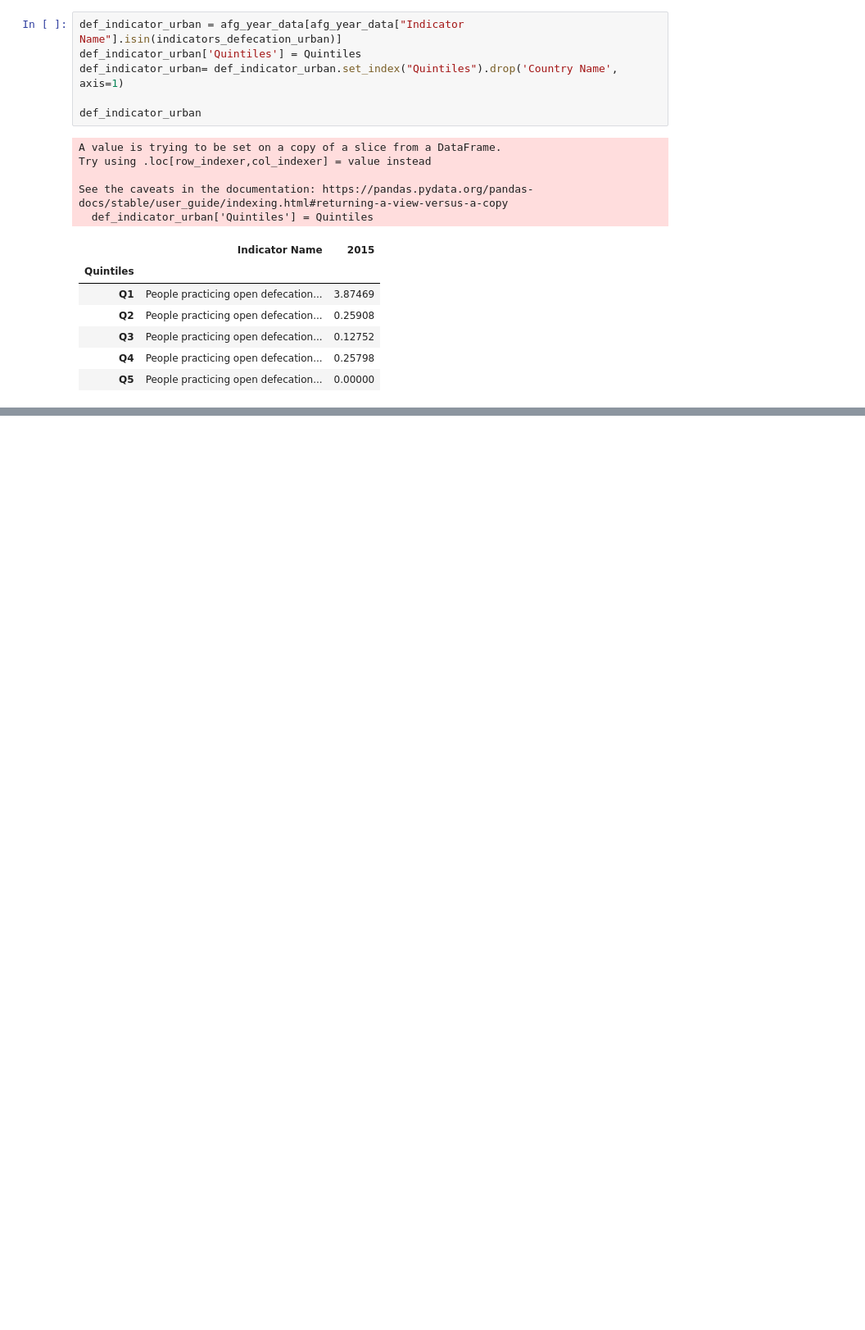
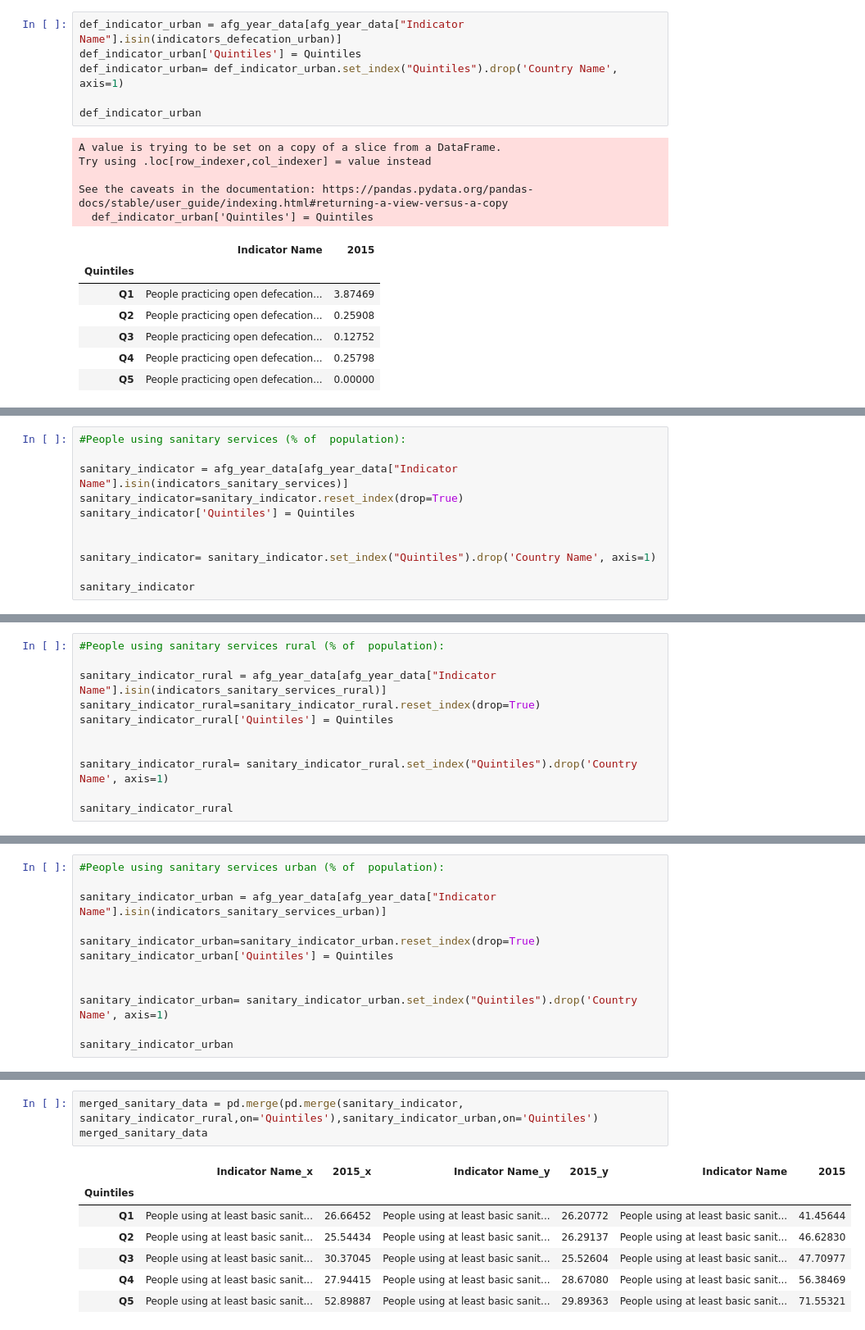
Before and after one commit to S-haila/Project1_group4, a Jupyter notebook: Afg data analysis.ipynb, the cells around one changed output, grey strips where cells are left out. Shown at 82% size. Drawn from its saved outputs; the diff is of its cells as text; blank space fills up the shorter version.

```diff
--- a/Afg data analysis.ipynb
+++ b/Afg data analysis.ipynb
@@ -450,0 +399,11 @@ plt.close()
+# %%
+#People using sanitary services (% of  population):
+
+sanitary_indicator = afg_year_data[afg_year_data["Indicator Name"].isin(indicators_sanitary_services)]
+sanitary_indicator=sanitary_indicator.reset_index(drop=True)
+sanitary_indicator['Quintiles'] = Quintiles
+
+
+sanitary_indicator= sanitary_indicator.set_index("Quintiles").drop('Country Name', axis=1)
+
+sanitary_indicator
@@ -450,0 +418,11 @@ plt.close()
+# %%
+#People using sanitary services rural (% of  population):
+
+sanitary_indicator_rural = afg_year_data[afg_year_data["Indicator Name"].isin(indicators_sanitary_services_rural)]
+sanitary_indicator_rural=sanitary_indicator_rural.reset_index(drop=True)
+sanitary_indicator_rural['Quintiles'] = Quintiles
+
+
+sanitary_indicator_rural= sanitary_indicator_rural.set_index("Quintiles").drop('Country Name', axis=1)
+
+sanitary_indicator_rural
@@ -450,0 +437,12 @@ plt.close()
+# %%
+#People using sanitary services urban (% of  population):
+
+sanitary_indicator_urban = afg_year_data[afg_year_data["Indicator Name"].isin(indicators_sanitary_services_urban)]
+
+sanitary_indicator_urban=sanitary_indicator_urban.reset_index(drop=True)
+sanitary_indicator_urban['Quintiles'] = Quintiles
+
+
+sanitary_indicator_urban= sanitary_indicator_urban.set_index("Quintiles").drop('Country Name', axis=1)
+
+sanitary_indicator_urban
@@ -450,0 +457,11 @@ plt.close()
+# %%
+merged_sanitary_data = pd.merge(pd.merge(sanitary_indicator, sanitary_indicator_rural,on='Quintiles'),sanitary_indicator_urban,on='Quintiles')
+merged_sanitary_data
+# %% [output]
+|  | Indicator Name_x | 2015_x | Indicator Name_y | 2015_y | Indicator Name | 2015 |
+| Quintiles |  |  |  |  |  |  |
+| Q1 | People using at least basic sanit... | 26.66452 | People using at least basic sanit... | 26.20772 | People using at least basic sanit... | 41.45644 |
+| Q2 | People using at least basic sanit... | 25.54434 | People using at least basic sanit... | 26.29137 | People using at least basic sanit... | 46.62830 |
+| Q3 | People using at least basic sanit... | 30.37045 | People using at least basic sanit... | 25.52604 | People using at least basic sanit... | 47.70977 |
+| Q4 | People using at least basic sanit... | 27.94415 | People using at least basic sanit... | 28.67080 | People using at least basic sanit... | 56.38469 |
+| Q5 | People using at least basic sanit... | 52.89887 | People using at least basic sanit... | 29.89363 | People using at least basic sanit... | 71.55321 |
```
Also changed, not shown: parts of 50 cells of this notebook, 14 other files.
